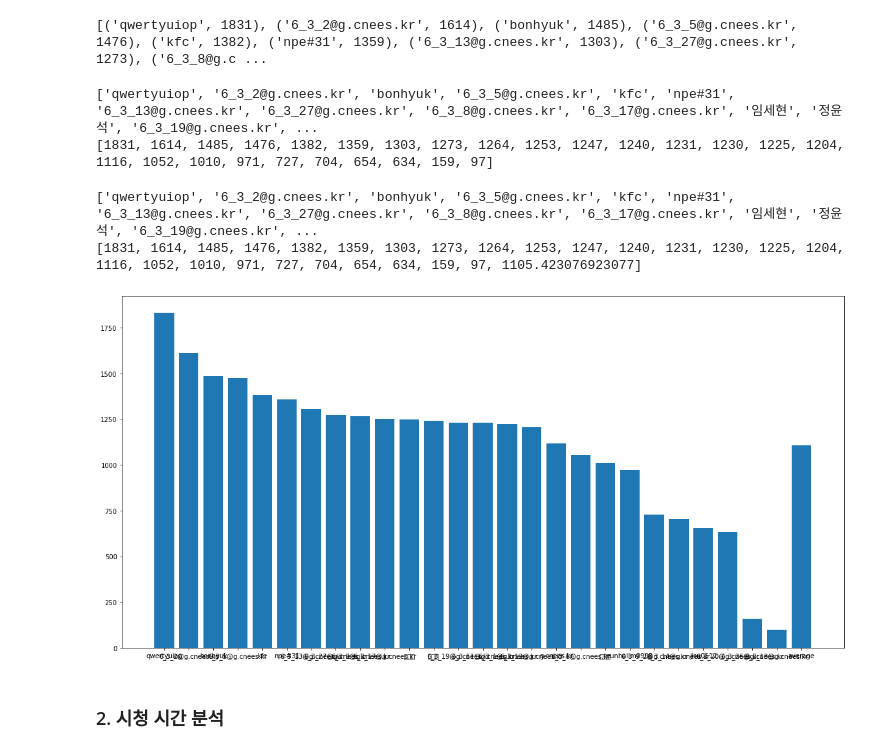
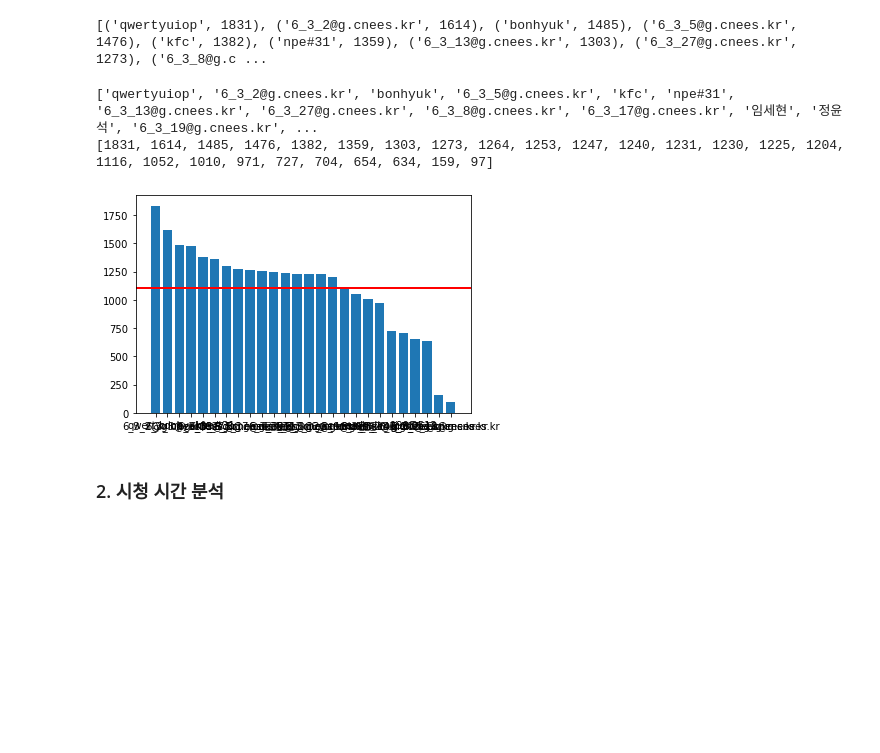
Before and after one commit to codingchild2424/SNURO_xAPI_EDA, a Jupyter notebook: xAPI.ipynb, the cells around one changed output. Drawn from its saved outputs; the diff is of its cells as text; code cells hidden in the pictures; blank space fills up the shorter version.

Commit message:
Update xAPI.ipynb
add horizontal avg line in plot

```diff
--- a/xAPI.ipynb
+++ b/xAPI.ipynb
@@ -12,7 +24,16 @@ import matplotlib.pyplot as plt
 # JSON Parsing
 # %%
 #데이터 업로드
+json_name = "XAPI_npe_1215.json"
+if 'jhun1' in os.getcwd():
+    json_path =  os.path.join(r'C:\Users\jhun1\Dropbox\[SNURO_LA]\[100]Data\Unkies\Dummy',
+                              json_name)
 
-with open("data/XAPI_npe_1215.json", "r", encoding="utf8") as f:
+else:
+    json_path =  json_name
+
+
+print(json_path)
+with open(json_path, "r", encoding="utf8") as f:
     contents = f.read() #String type
     json_data = json.loads(contents)
@@ -186,37 +257,28 @@ print(sorted(student_total_logs.items(), key = lambda x: x[1], reverse = True))
 # %%
 student_total_logs_sorted = sorted(student_total_logs.items(), key = lambda x: x[1], reverse = True)
 
 students = []
 total_logs = []
 
 for stu, log in student_total_logs_sorted:
     students.append(stu)
     total_logs.append(log)
 
 print(students)
 print(total_logs)
+
+fig, ax = plt.subplots()
+ax.bar(x= students,
+       height= total_logs)
+plt.axhline(np.array(total_logs).mean(),
+            color = 'red',
+            linewidth=2)
+
+plt.show()
 # %% [output]
 ['qwertyuiop', '6_3_2@g.cnees.kr', 'bonhyuk', '6_3_5@g.cnees.kr', 'kfc', 'npe#31', '6_3_13@g.cnees.kr', '6_3_27@g.cnees.kr', '6_3_8@g.cnees.kr', '6_3_17@g.cnees.kr', '임세현', '정윤석', '6_3_19@g.cnees.kr', ...
 [1831, 1614, 1485, 1476, 1382, 1359, 1303, 1273, 1264, 1253, 1247, 1240, 1231, 1230, 1225, 1204, 1116, 1052, 1010, 971, 727, 704, 654, 634, 159, 97]
+[figure, added]
-# %%
-#평균 반영해서 차트에 넣긴
-
-students.append('average')
-
-#평균 더하기
-np_total_logs = np.array(total_logs)
-total_logs.append(np_total_logs.mean())
-
-print(students)
-print(total_logs)
-
-plt.figure(figsize = (20, 10))
-plt.bar(students, total_logs)
-plt.show()
-# %% [output]
-['qwertyuiop', '6_3_2@g.cnees.kr', 'bonhyuk', '6_3_5@g.cnees.kr', 'kfc', 'npe#31', '6_3_13@g.cnees.kr', '6_3_27@g.cnees.kr', '6_3_8@g.cnees.kr', '6_3_17@g.cnees.kr', '임세현', '정윤석', '6_3_19@g.cnees.kr', ...
-[1831, 1614, 1485, 1476, 1382, 1359, 1303, 1273, 1264, 1253, 1247, 1240, 1231, 1230, 1225, 1204, 1116, 1052, 1010, 971, 727, 704, 654, 634, 159, 97, 1105.423076923077]
-[figure, removed]
 # %% [markdown]
 ### 2. 시청 시간 분석
 # %%
```
Also changed, not shown: parts of 14 cells of this notebook.
